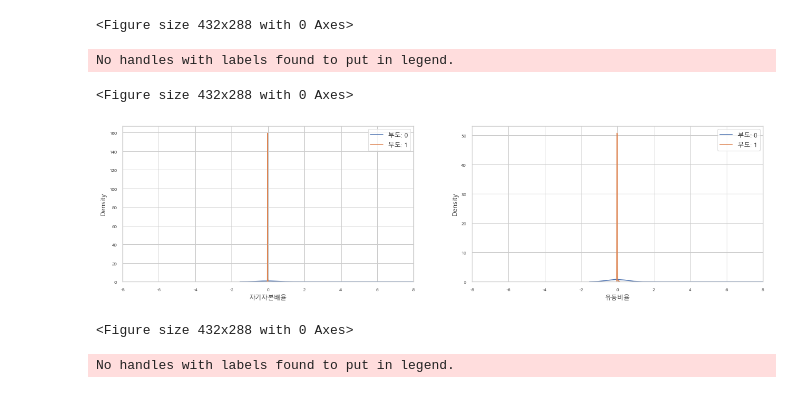
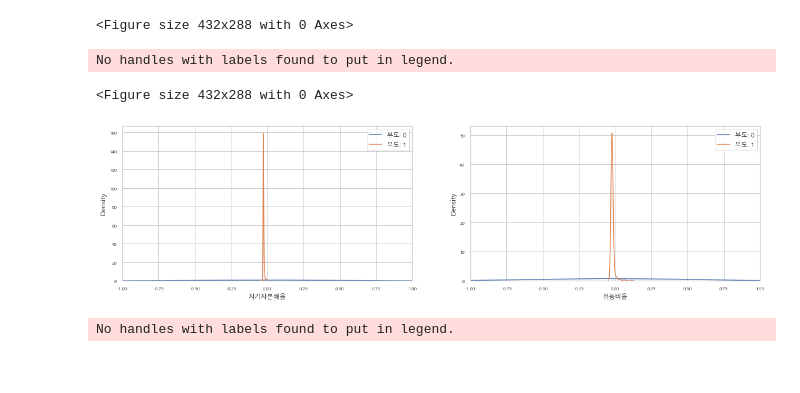
Before and after one commit to JxxHxxx/Ubion-CorporateBankruptcyAnalysis, a Jupyter notebook: Code/SH/5. 시각화/finalset 부도별 시각화.ipynb, the cells around one changed output. Saved outputs shown, nothing was run; the diff lists cells and outputs as text; code cells hidden in the pictures.

```diff
--- a/Code/SH/5. 시각화/finalset 부도별 시각화.ipynb
+++ b/Code/SH/5. 시각화/finalset 부도별 시각화.ipynb
@@ -110,6 +110,30 @@ def plot_new_feature_distribution(df1, df2, label1, label2, features, k):
         plt.tick_params(axis='y', which='major', labelsize=8)
     plt.legend()
     plt.show()
+# %%
+def plot_new_feature_distribution_narraw(df1, df2, label1, label2, features, k):
+    i = 0
+
+    sns.set(font="malgun gothic",
+        rc={"axes.unicode_minus":False},
+        style='whitegrid')
+
+    plt.figure()
+    fig, ax = plt.subplots(1,k,figsize=(20,5))
+
+    for feature in features:
+        plt.legend()
+        i += 1
+        plt.subplot(1,k,i)
+        plt.xlim([-1, 1])
+        sns.kdeplot(df1[feature], bw=0.5,label=label1)
+        sns.kdeplot(df2[feature], bw=0.5,label=label2)
+        plt.xlabel(feature, fontsize=11)
+        locs, labels = plt.xticks()
+        plt.tick_params(axis='x', which='major', labelsize=8)
+        plt.tick_params(axis='y', which='major', labelsize=8)
+    plt.legend()
+    plt.show()
 # %%
 features = t0.columns.values[0:2]
 plot_new_feature_distribution(t0, t1, '부도: 0', '부도: 1', features, 2)
@@ -121,13 +144,11 @@ No handles with labels found to put in legend.
 <Figure size 432x288 with 0 Axes>
 # %%
 features = t0.columns.values[2:4]
-plot_new_feature_distribution(t0, t1, '부도: 0', '부도: 1', features, 2)
-plt.savefig("커널밀도함수2.png",dpi=300, bbox_inches='tight')
+plot_new_feature_distribution_narraw(t0, t1, '부도: 0', '부도: 1', features, 2)
 # %% [output]
 No handles with labels found to put in legend.
 <Figure size 432x288 with 0 Axes>
-[figure, old version]
+[figure, new version]
-<Figure size 432x288 with 0 Axes>
 # %%
 features = t0.columns.values[4:6]
 plot_new_feature_distribution(t0, t1, '부도: 0', '부도: 1', features, 2)
```
Also changed, not shown: parts of 8 cells of this notebook, 1 other file.
